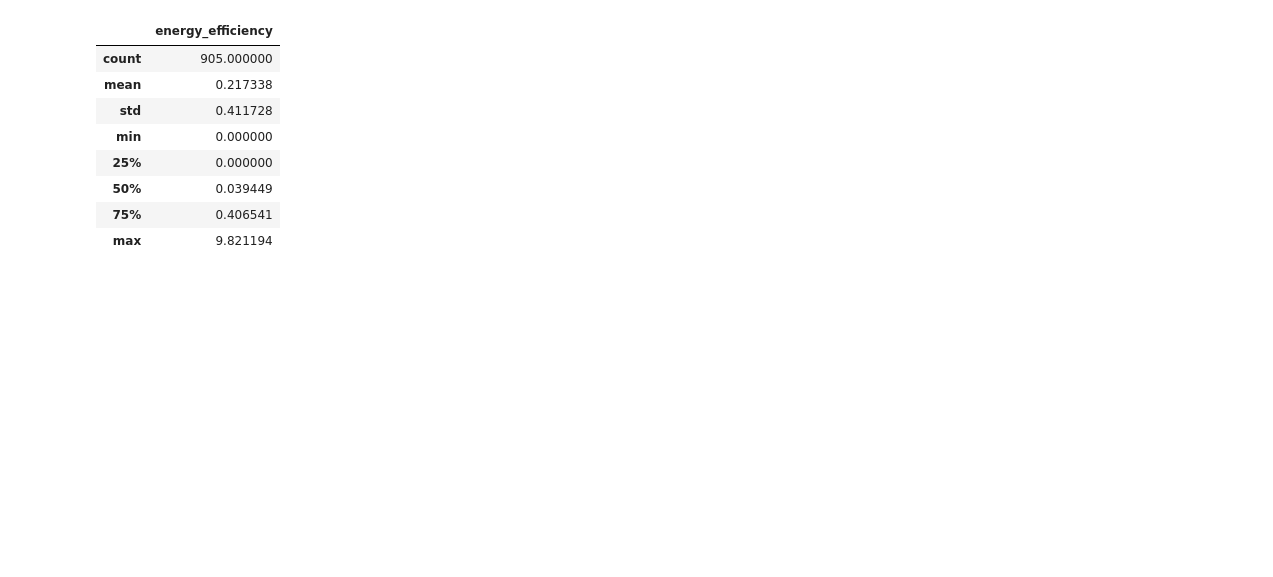
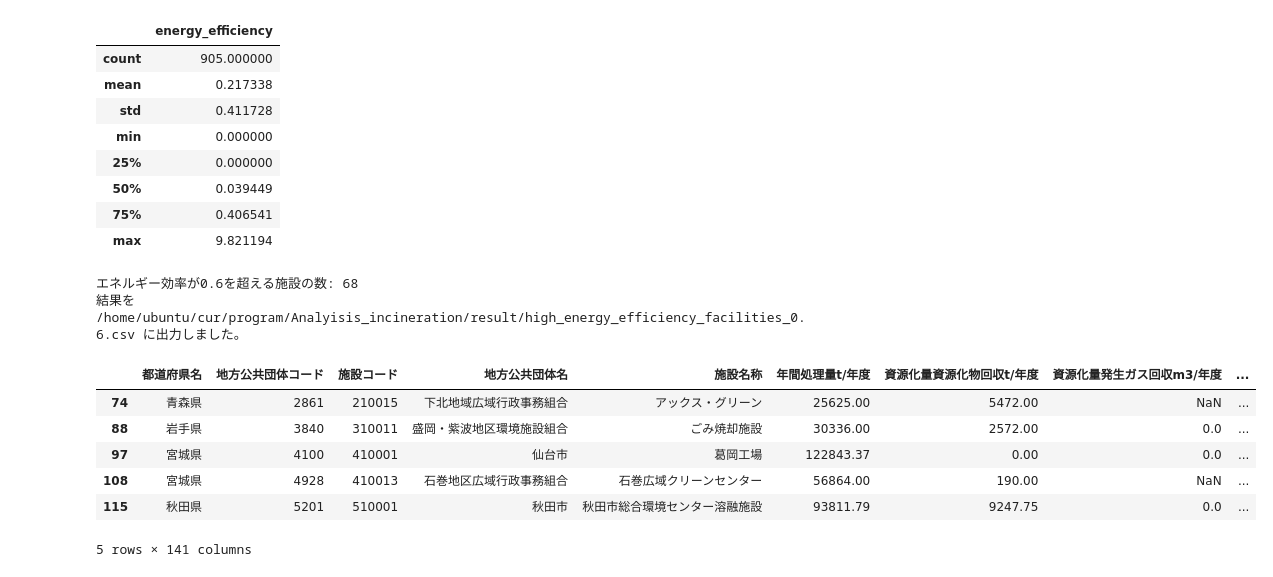
Before and after one commit to ikko1250/Analysis_Incineration, a Jupyter notebook: EU/JP_analysis_1.0.ipynb, the cells around one changed output. Cells and saved outputs as stored; diff of their text form; code cells hidden in the pictures; blank space fills up the shorter version.

```diff
--- a/EU/JP_analysis_1.0.ipynb
+++ b/EU/JP_analysis_1.0.ipynb
@@ -289,3 +304,28 @@ df_waste[['energy_efficiency']].describe()
 | 50% | 0.039449 |
 | 75% | 0.406541 |
 | max | 9.821194 |
+# %%
+# エネルギー効率が0.8を超えるデータを抽出
+high_efficiency_facilities = df_waste[df_waste['energy_efficiency'] > 0.6]
+
+# 結果の件数を表示
+print(f"エネルギー効率が0.6を超える施設の数: {len(high_efficiency_facilities)}")
+
+# CSVファイルとして出力
+output_path = "/home/ubuntu/cur/program/Analyisis_incineration/result/high_energy_efficiency_facilities_0.6.csv"
+high_efficiency_facilities.to_csv(output_path, index=False)
+
+print(f"結果を {output_path} に出力しました。")
+
+# 抽出したデータの先頭を表示
+high_efficiency_facilities.head()
+# %% [output]
+エネルギー効率が0.6を超える施設の数: 68
+結果を /home/ubuntu/cur/program/Analyisis_incineration/result/high_energy_efficiency_facilities_0.6.csv に出力しました。
+|  | 都道府県名 | 地方公共団体コード | 施設コード | 地方公共団体名 | 施設名称 | 年間処理量t/年度 | 資源化量資源化物回収t/年度 | 資源化量発生ガス回収m3/年度 | ... |
+| 74 | 青森県 | 2861 | 210015 | 下北地域広域行政事務組合 | アックス・グリーン | 25625.00 | 5472.00 | NaN | ... |
+| 88 | 岩手県 | 3840 | 310011 | 盛岡・紫波地区環境施設組合 | ごみ焼却施設 | 30336.00 | 2572.00 | 0.0 | ... |
+| 97 | 宮城県 | 4100 | 410001 | 仙台市 | 葛岡工場 | 122843.37 | 0.00 | 0.0 | ... |
+| 108 | 宮城県 | 4928 | 410013 | 石巻地区広域行政事務組合 | 石巻広域クリーンセンター | 56864.00 | 190.00 | NaN | ... |
+| 115 | 秋田県 | 5201 | 510001 | 秋田市 | 秋田市総合環境センター溶融施設 | 93811.79 | 9247.75 | 0.0 | ... |
+5 rows × 141 columns
```
Also changed, not shown: parts of 4 cells of this notebook, 8 other files.
